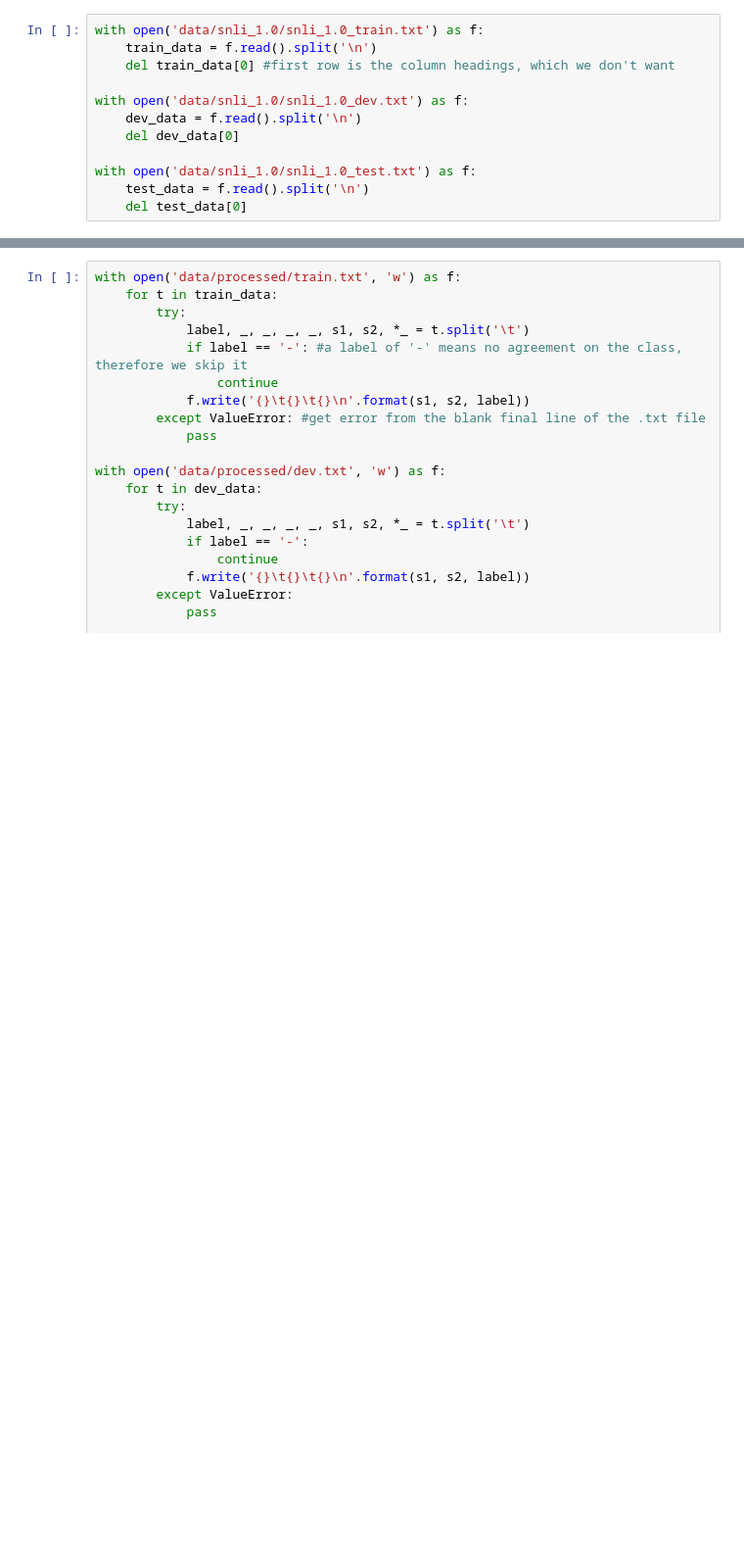
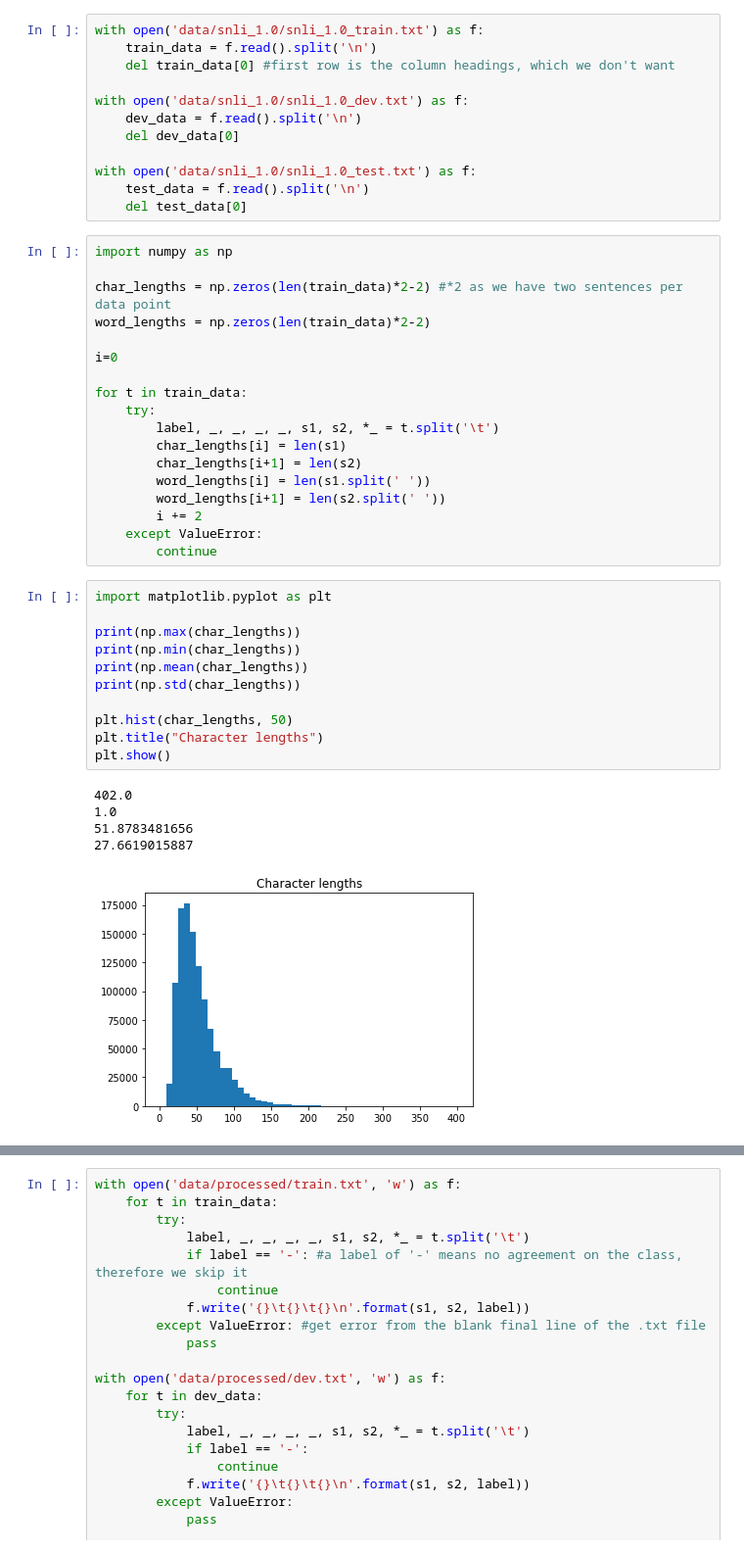
Before and after one commit to bentrevett/snli, a Jupyter notebook: data_wrangling.ipynb, the cells around one changed output, grey strips where cells are left out. Shown at 98% size. Cells and saved outputs as stored; diff of their text form; blank space fills up the shorter version.

```diff
--- a/data_wrangling.ipynb
+++ b/data_wrangling.ipynb
@@ -10,3 +10,38 @@ with open('data/snli_1.0/snli_1.0_dev.txt') as f:
 with open('data/snli_1.0/snli_1.0_test.txt') as f:
     test_data = f.read().split('\n')
     del test_data[0]
+# %%
+import numpy as np
+
+char_lengths = np.zeros(len(train_data)*2-2) #*2 as we have two sentences per data point
+word_lengths = np.zeros(len(train_data)*2-2)
+
+i=0
+
+for t in train_data:
+    try:
+        label, _, _, _, _, s1, s2, *_ = t.split('\t')
+        char_lengths[i] = len(s1)
+        char_lengths[i+1] = len(s2)
+        word_lengths[i] = len(s1.split(' '))
+        word_lengths[i+1] = len(s2.split(' '))
+        i += 2
+    except ValueError:
+        continue
+# %%
+import matplotlib.pyplot as plt
+
+print(np.max(char_lengths))
+print(np.min(char_lengths))
+print(np.mean(char_lengths))
+print(np.std(char_lengths))
+
+plt.hist(char_lengths, 50)
+plt.title("Character lengths")
+plt.show()
+# %% [output]
+402.0
+1.0
+51.8783481656
+27.6619015887
+[figure, added]
```
Also changed, not shown: parts of 1 cell of this notebook, 1 other file.
